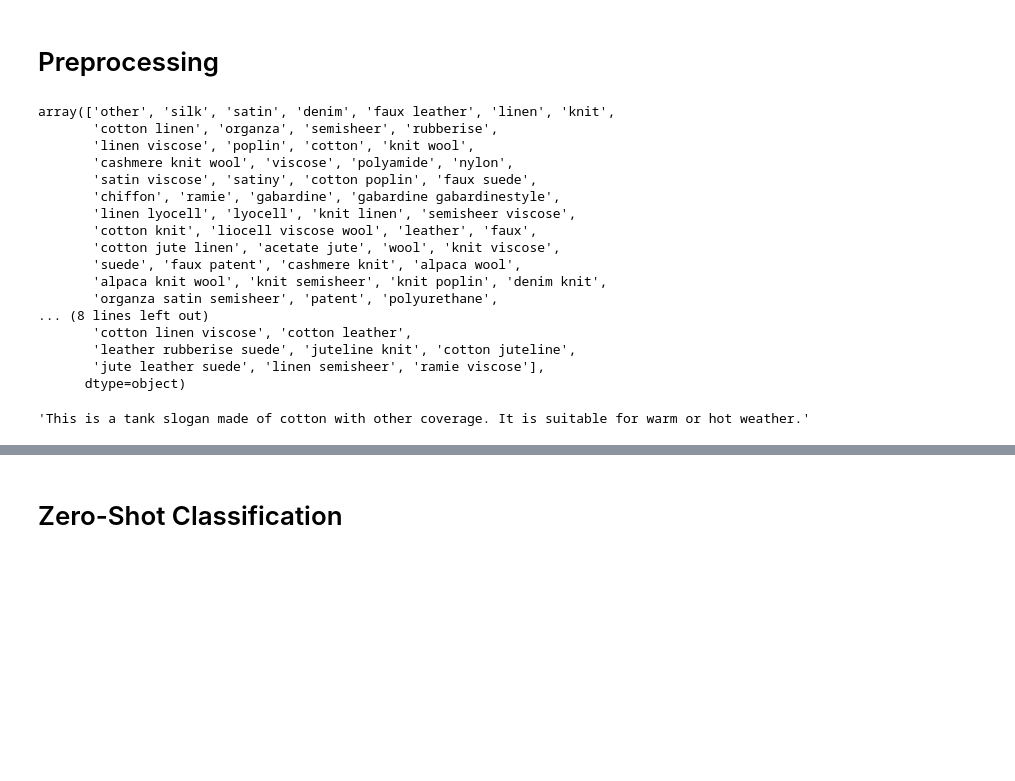
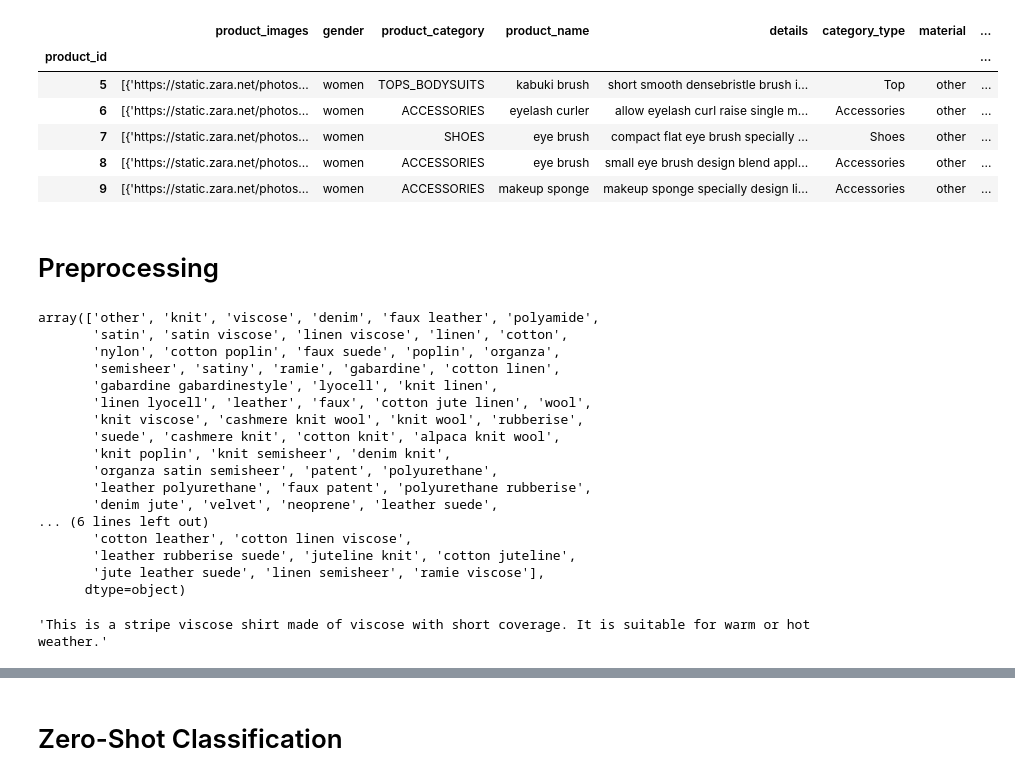
Before and after one commit to pawarsp/what-to-wear-today, a Jupyter notebook: clothes_classification.ipynb, the cells around one changed output, grey strips where cells are left out. Cells and saved outputs as stored; diff of their text form; code cells hidden in the pictures; blank space fills up the shorter version.

```diff
--- a/clothes_classification.ipynb
+++ b/clothes_classification.ipynb
@@ -11,3 +12,3 @@ Saving clothes_explicit.csv to clothes_explicit (2).csv
 # %%
-clothes_df = pd.read_csv('clothes_explicit.csv')
-clothes_df.head()
+clothes = pd.read_csv('clothes_explicit.csv')
+clothes_links = pd.read_csv('clothes_explicit_links.csv')
@@ -21,22 +15,35 @@ clothes_df.head()
+# %%
+clothes_df = pd.merge(clothes, clothes_links, on=['product_id'], how='inner')
+clothes_df = clothes_links[clothes_links["product_id"].isin(clothes["product_id"])]
+clothes_df = clothes_df.set_index('product_id').drop(columns=['Unnamed: 0'])
+clothes_df.head()
+# %% [output]
+|  | product_images | gender | product_category | product_name | details | category_type | material | ... |
+| product_id |  |  |  |  |  |  |  | ... |
+| 5 | [{'https://static.zara.net/photos... | women | TOPS_BODYSUITS | kabuki brush | short smooth densebristle brush i... | Top | other | ... |
+| 6 | [{'https://static.zara.net/photos... | women | ACCESSORIES | eyelash curler | allow eyelash curl raise single m... | Accessories | other | ... |
+| 7 | [{'https://static.zara.net/photos... | women | SHOES | eye brush | compact flat eye brush specially ... | Shoes | other | ... |
+| 8 | [{'https://static.zara.net/photos... | women | ACCESSORIES | eye brush | small eye brush design blend appl... | Accessories | other | ... |
+| 9 | [{'https://static.zara.net/photos... | women | ACCESSORIES | makeup sponge | makeup sponge specially design li... | Accessories | other | ... |
 # %% [markdown]
 # Preprocessing
 # %%
 clothes_df['material'].unique()
 # %% [output]
-array(['other', 'silk', 'satin', 'denim', 'faux leather', 'linen', 'knit',
-       'cotton linen', 'organza', 'semisheer', 'rubberise',
-       'linen viscose', 'poplin', 'cotton', 'knit wool',
-       'cashmere knit wool', 'viscose', 'polyamide', 'nylon',
-       'satin viscose', 'satiny', 'cotton poplin', 'faux suede',
-       'chiffon', 'ramie', 'gabardine', 'gabardine gabardinestyle',
-       'linen lyocell', 'lyocell', 'knit linen', 'semisheer viscose',
-       'cotton knit', 'liocell viscose wool', 'leather', 'faux',
-       'cotton jute linen', 'acetate jute', 'wool', 'knit viscose',
-       'suede', 'faux patent', 'cashmere knit', 'alpaca wool',
-       'alpaca knit wool', 'knit semisheer', 'knit poplin', 'denim knit',
+array(['other', 'knit', 'viscose', 'denim', 'faux leather', 'polyamide',
+       'satin', 'satin viscose', 'linen viscose', 'linen', 'cotton',
+       'nylon', 'cotton poplin', 'faux suede', 'poplin', 'organza',
+       'semisheer', 'satiny', 'ramie', 'gabardine', 'cotton linen',
+       'gabardine gabardinestyle', 'lyocell', 'knit linen',
+       'linen lyocell', 'leather', 'faux', 'cotton jute linen', 'wool',
+       'knit viscose', 'cashmere knit wool', 'knit wool', 'rubberise',
+       'suede', 'cashmere knit', 'cotton knit', 'alpaca knit wool',
+       'knit poplin', 'knit semisheer', 'denim knit',
        'organza satin semisheer', 'patent', 'polyurethane',
-... (8 lines left out)
-       'cotton linen viscose', 'cotton leather',
+       'leather polyurethane', 'faux patent', 'polyurethane rubberise',
+       'denim jute', 'velvet', 'neoprene', 'leather suede',
+... (6 lines left out)
+       'cotton leather', 'cotton linen viscose',
        'leather rubberise suede', 'juteline knit', 'cotton juteline',
        'jute leather suede', 'linen semisheer', 'ramie viscose'],
       dtype=object)
@@ -67,9 +80,9 @@ def apply_weather_rules(text):
 
 clothes_df["text_complex"] = clothes_df["text_complex"].apply(apply_weather_rules)
 # %%
-clothes_df.iloc[-3,-1]
+clothes_df.iloc[-60,-1]
 # %% [output]
-'This is a tank slogan made of cotton with other coverage. It is suitable for warm or hot weather.'
+'This is a stripe viscose shirt made of viscose with short coverage. It is suitable for warm or hot weather.'
 # %%
 for cat in clothes_df["category_type"].unique():
     var_name = cat.replace(" ", "_").lower() + "_df"
```
Also changed, not shown: parts of 21 cells of this notebook.
